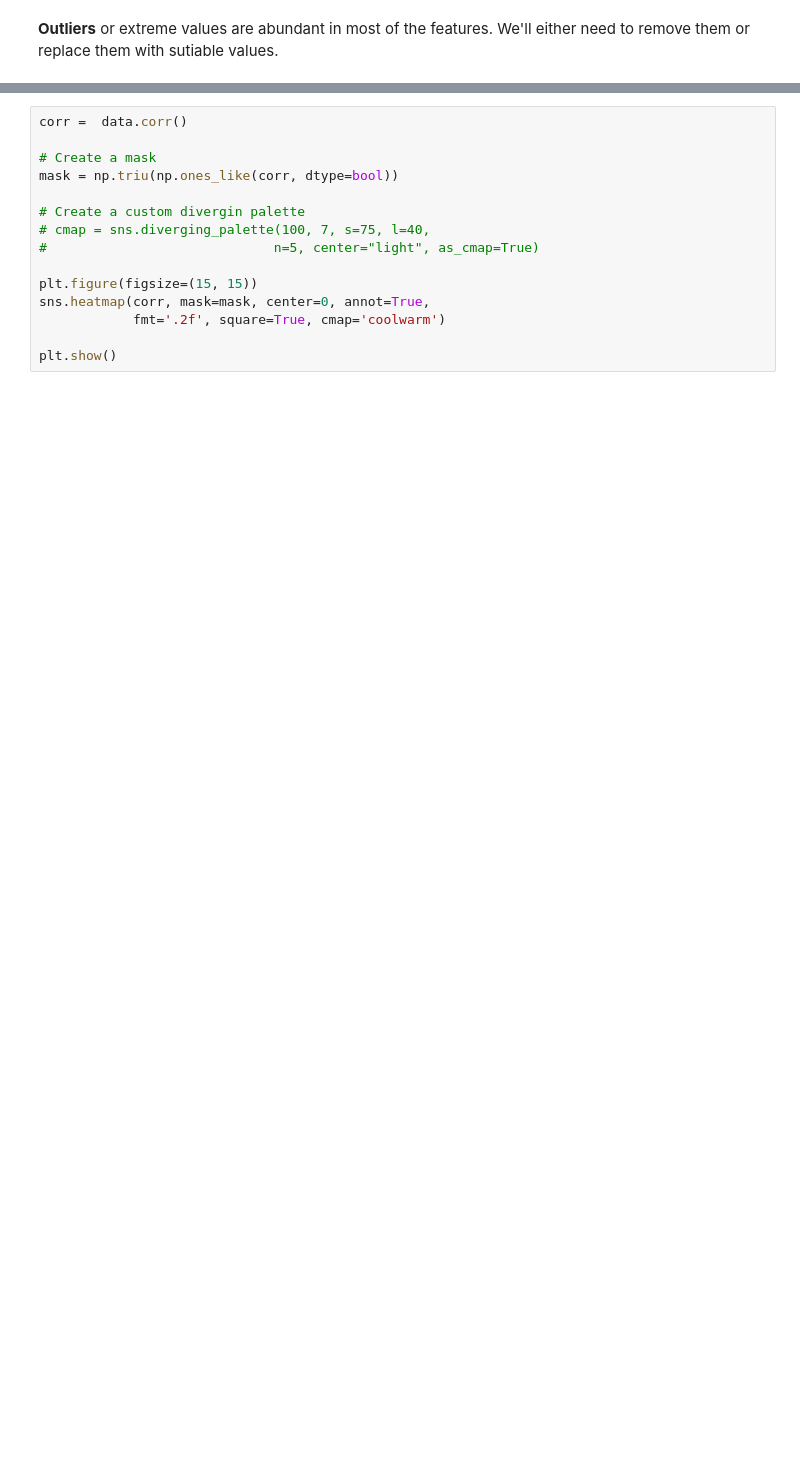
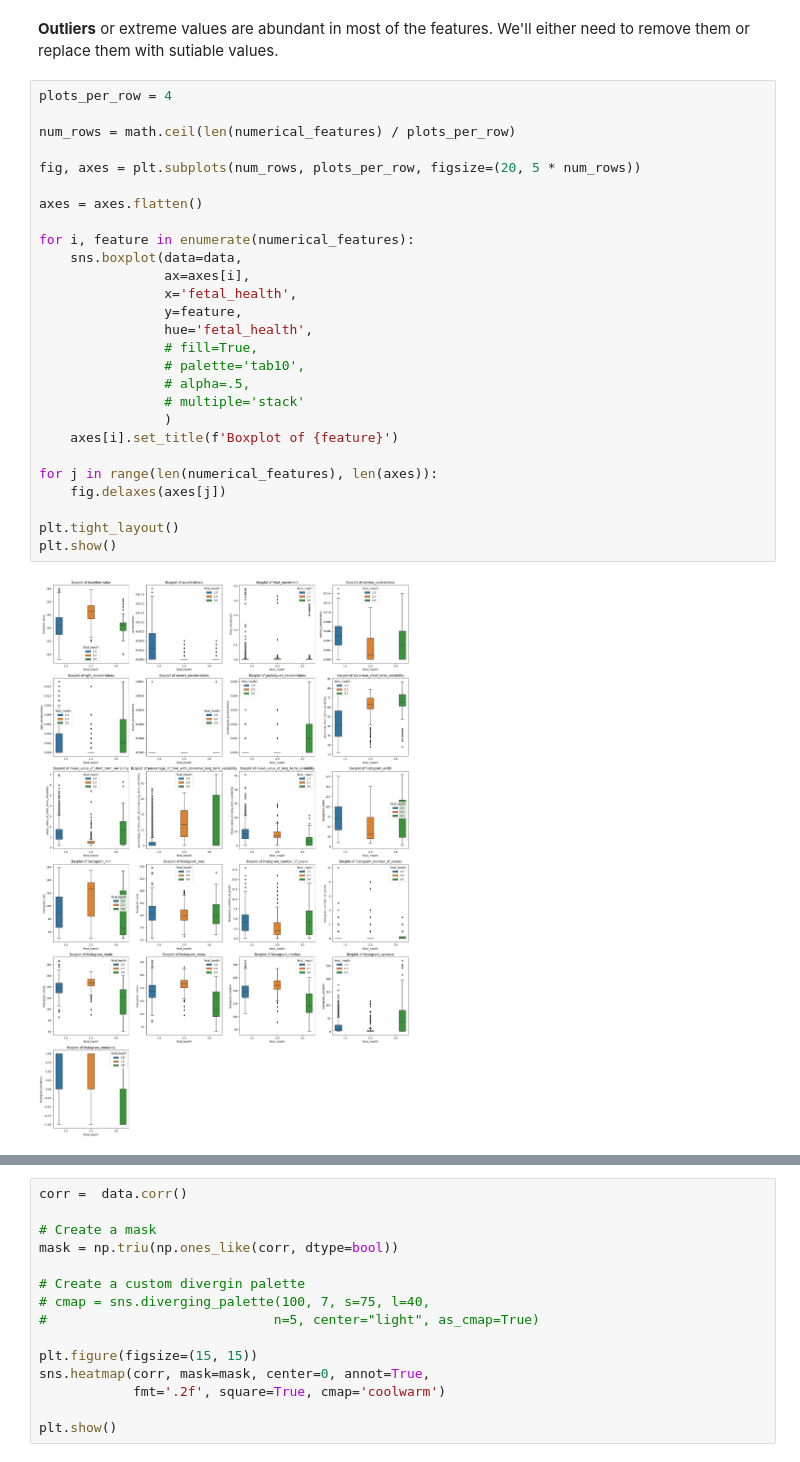
Before and after one commit to Tasfiq-K/fetal-health-analysis-and-classification, a Jupyter notebook: notebooks/fetal-health-analysis.ipynb, the cells around one changed output, grey strips where cells are left out. Drawn from its saved outputs; the diff is of its cells as text; blank space fills up the shorter version.

Commit message:
added boxplots and correlation map

```diff
--- a/notebooks/fetal-health-analysis.ipynb
+++ b/notebooks/fetal-health-analysis.ipynb
@@ -335,3 +330,32 @@ plt.show()
 [figure]
 # %% [markdown]
 **Outliers** or extreme values are abundant in most of the features. We'll either need to remove them or replace them with sutiable values.
+# %%
+plots_per_row = 4
+
+num_rows = math.ceil(len(numerical_features) / plots_per_row)
+
+fig, axes = plt.subplots(num_rows, plots_per_row, figsize=(20, 5 * num_rows))
+
+axes = axes.flatten()
+
+for i, feature in enumerate(numerical_features):
+    sns.boxplot(data=data,
+                ax=axes[i],
+                x='fetal_health',
+                y=feature,
+                hue='fetal_health',
+                # fill=True,
+                # palette='tab10',
+                # alpha=.5,
+                # multiple='stack'
+                )
+    axes[i].set_title(f'Boxplot of {feature}')
+
+for j in range(len(numerical_features), len(axes)):
+    fig.delaxes(axes[j])
+
+plt.tight_layout()
+plt.show()
+# %% [output]
+[figure, added]
```
Also changed, not shown: parts of 6 cells of this notebook.
